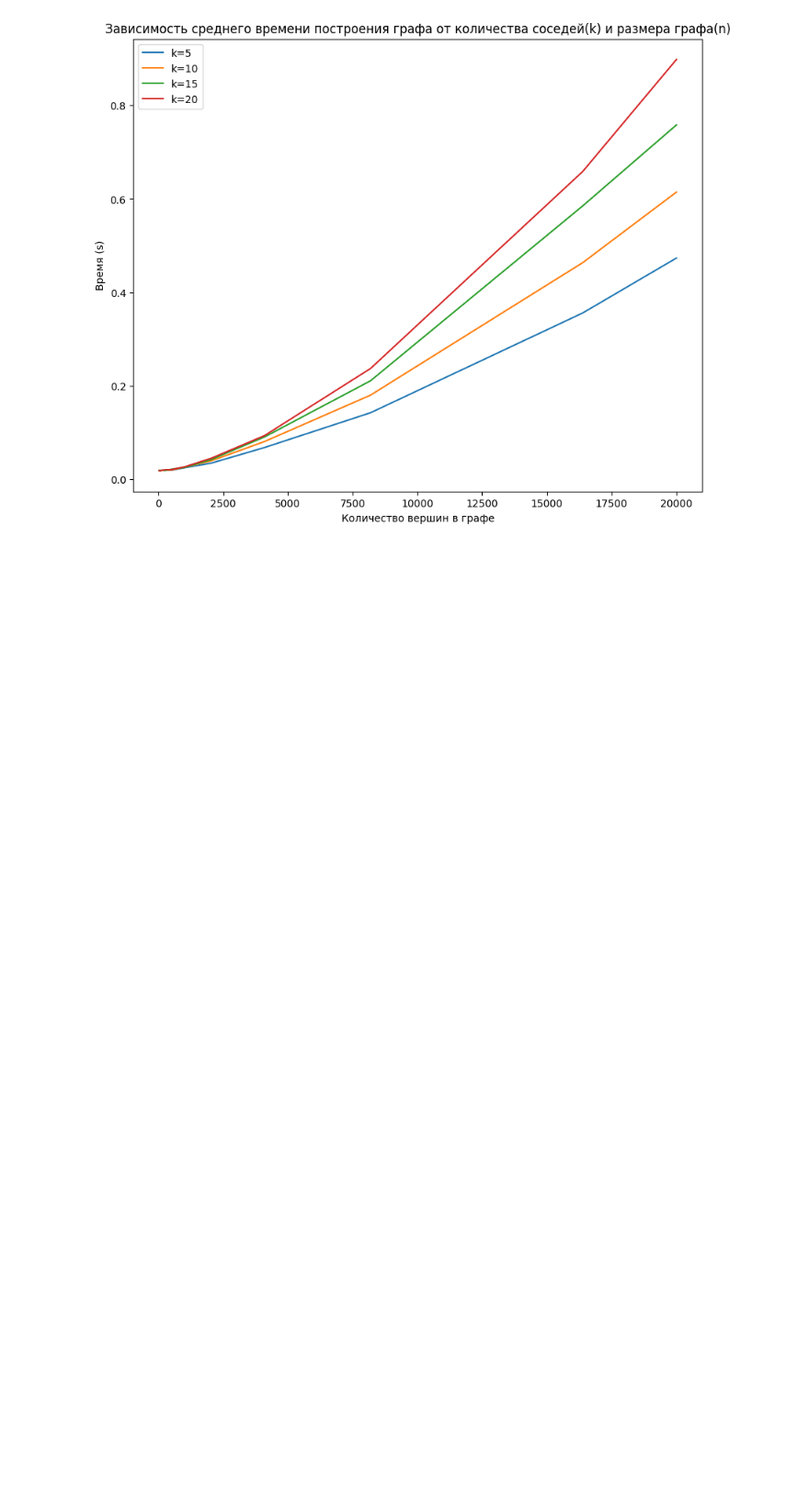
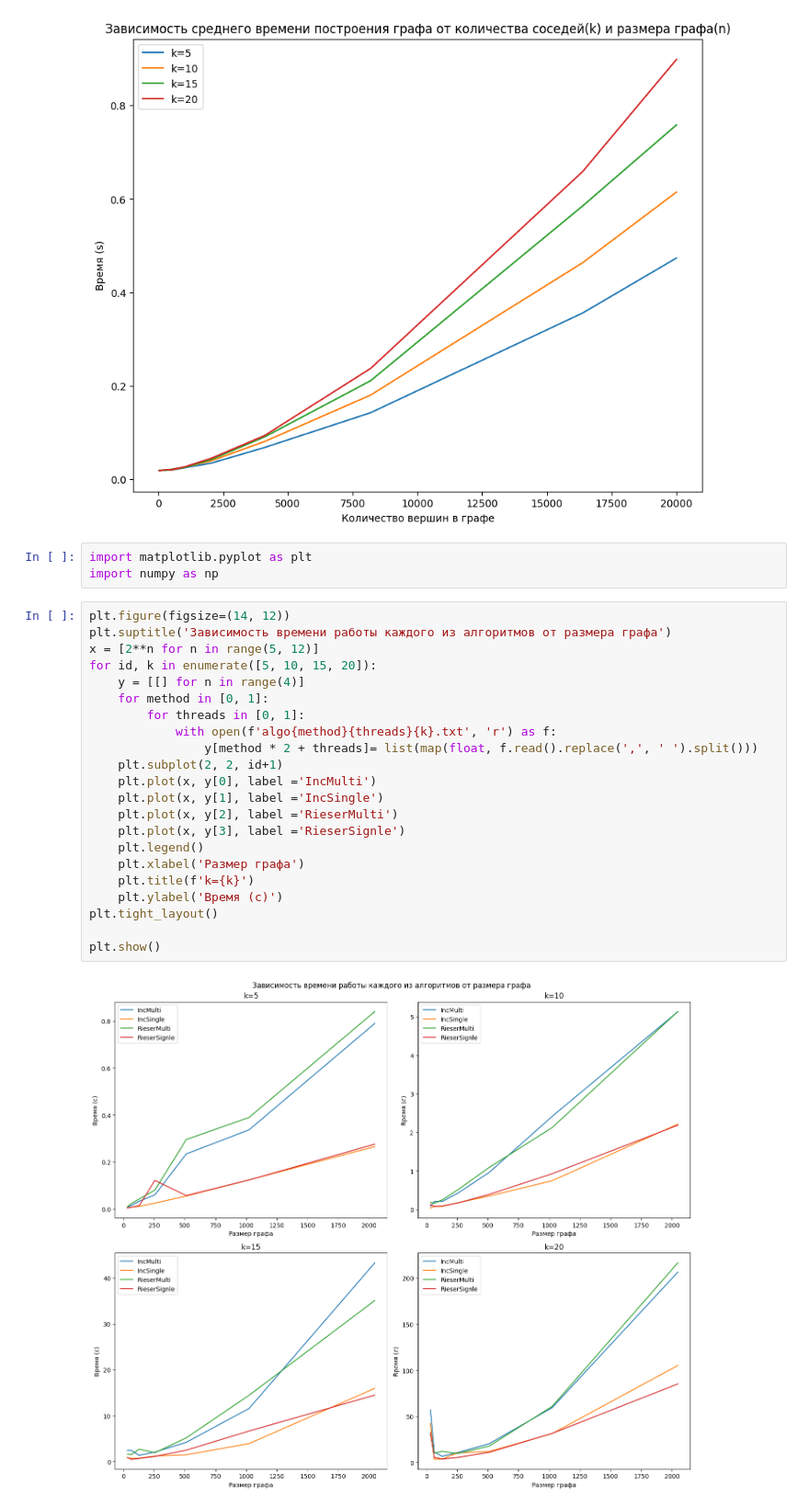
Before and after one commit to mostony/SimplicialExtended, a Jupyter notebook: testing/plots.ipynb, the cells around one changed output. Shown at 92% size. Drawn from its saved outputs; the diff is of its cells as text; blank space fills up the shorter version.

Commit message:
Improved testing & add plots

```diff
--- a/testing/plots.ipynb
+++ b/testing/plots.ipynb
@@ -41,3 +41,30 @@ plt.title('Зависимость среднего времени построе
 plt.show()
 # %% [output]
 [figure]
+# %%
+import matplotlib.pyplot as plt
+import numpy as np
+# %%
+plt.figure(figsize=(14, 12))
+plt.suptitle('Зависимость времени работы каждого из алгоритмов от размера графа')
+x = [2**n for n in range(5, 12)]
+for id, k in enumerate([5, 10, 15, 20]):
+    y = [[] for n in range(4)]
+    for method in [0, 1]:
+        for threads in [0, 1]:
+            with open(f'algo{method}{threads}{k}.txt', 'r') as f:
+                y[method * 2 + threads]= list(map(float, f.read().replace(',', ' ').split()))
+    plt.subplot(2, 2, id+1)
+    plt.plot(x, y[0], label ='IncMulti')
+    plt.plot(x, y[1], label ='IncSingle')
+    plt.plot(x, y[2], label ='RieserMulti')
+    plt.plot(x, y[3], label ='RieserSignle')
+    plt.legend()
+    plt.xlabel('Размер графа')
+    plt.title(f'k={k}')
+    plt.ylabel('Время (c)')
+plt.tight_layout()
+
+plt.show()
+# %% [output]
+[figure, added]
```
Also changed, not shown: 7 other files.
